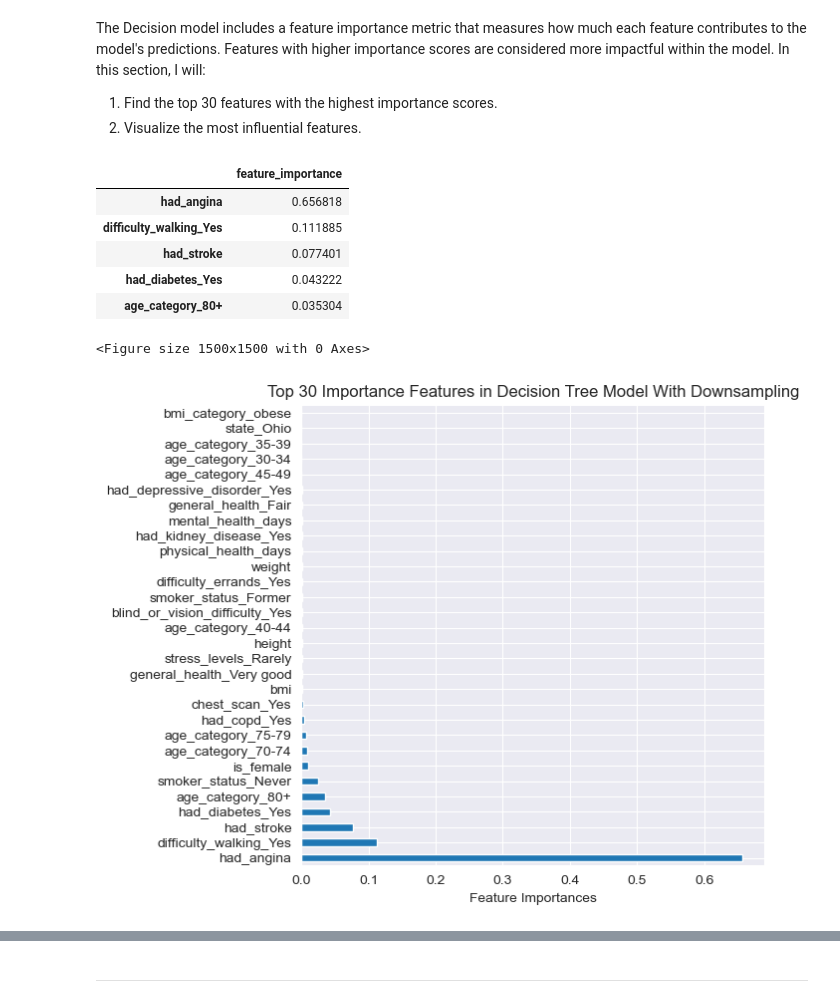
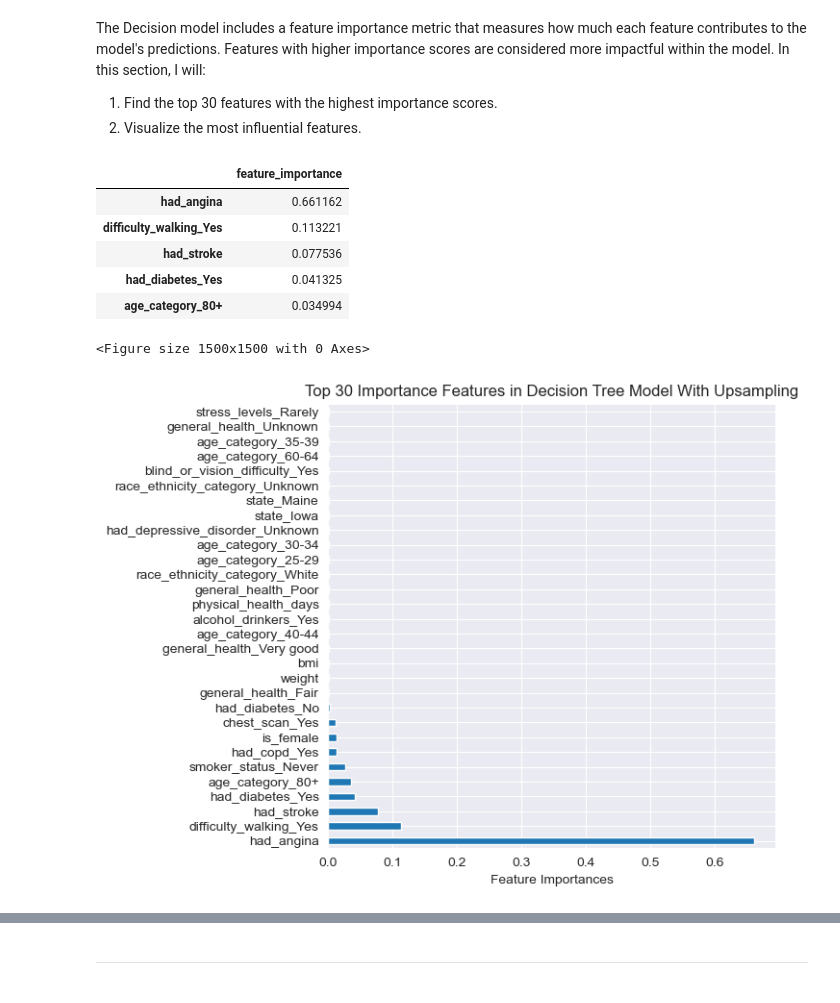
Before and after one commit to willwu29/heart-attack-prediction-model, a Jupyter notebook: notebooks/feature_engineering_baseline_modeling_book3.ipynb, the cells around one changed output, grey strips where cells are left out. Saved outputs shown, nothing was run; the diff lists cells and outputs as text; code cells hidden in the pictures.

```diff
--- a/notebooks/feature_engineering_baseline_modeling_book3.ipynb
+++ b/notebooks/feature_engineering_baseline_modeling_book3.ipynb
@@ -279,8 +287,8 @@ Fetch binary columns, and print unique values within each binary column.
 binary_cols = []
 
 # Iterate each column, find the one that are both binary and categorical
-for col in df.columns:
-    if (df[col].nunique() == 2) & (df[col].dtype == 'object'):
+for col in df_encoded.columns:
+    if (df_encoded[col].nunique() == 2) & (df_encoded[col].dtype == 'object'):
         print(f'Column Name: {col}')
         print(f'Unique Values: {df[col].unique()}')
         print('----' * 8)
@@ -565,16 +592,16 @@ print(f'Number of Class 0 samples before upsampling: {y_train[y_train == 0].shap
 
 # Randomly duplicate class 1 observations
 X_duplicate_positive, y_duplicate_positive = resample(
-    X_train[y_train == 1],
+    X_train_scaled[y_train == 1],
     y_train[y_train == 1],
     replace=True,
-    n_samples=X_train[y_train==0].shape[0],
+    n_samples=X_train_scaled[y_train==0].shape[0],
     random_state=1
 )
 
 # Combine upsample with original data
-X_train_upsampled = pd.DataFrame(
-    np.vstack((X_train[y_train == 0], X_duplicate_positive)),
+X_train_scaled_upsampled = pd.DataFrame(
+    np.vstack((X_train_scaled[y_train == 0], X_duplicate_positive)),
     columns=X_train.columns
     )
 
@@ -680,10 +692,0 @@ Standard scaling on upsampling dataset
-# %%
-# Instantiate StandardScaler
-scaler_upsampled = StandardScaler()
-
-# Fit the scaler
-scaler_upsampled.fit(X_train_upsampled)
-
-# Transform X_train X_val X_test
-X_train_scaled_upsampled = scaler_upsampled.transform(X_train_upsampled)
-X_test_scaled_upsampled = scaler_upsampled.transform(X_test)
@@ -1950,12 +1862,12 @@ The Decision model includes a feature importance metric that measures how much e
 2. Visualize the most influential features.
 # %%
 # Get feature importances
-dt_importances = dt_downsampled.feature_importances_
+dt_importances = dt_upsampled.feature_importances_
 
 # Create a DataFrame with features and Feature importances
 dt_feature_importance_df = pd.DataFrame(
     dt_importances.reshape(-1, 1),
-    index=X_train_downsampled.columns,
+    index=X_train.columns,
     columns=['feature_importance']
 )
 
@@ -1964,22 +1876,22 @@ dt_feature_importance_df = dt_feature_importance_df.sort_values(by='feature_impo
 dt_feature_importance_df.head(5)
 # %% [output]
 |  | feature_importance |
-| had_angina | 0.656818 |
-| difficulty_walking_Yes | 0.111885 |
-| had_stroke | 0.077401 |
-| had_diabetes_Yes | 0.043222 |
-| age_category_80+ | 0.035304 |
+| had_angina | 0.661162 |
+| difficulty_walking_Yes | 0.113221 |
+| had_stroke | 0.077536 |
+| had_diabetes_Yes | 0.041325 |
+| age_category_80+ | 0.034994 |
 # %%
 # Visualize the top 40 important features
 plt.figure(figsize=(15, 15))
 dt_feature_importance_df.head(30).plot(kind='barh', legend=False)
-plt.title('Top 30 Importance Features in Decision Tree Model With Downsampling')
+plt.title('Top 30 Importance Features in Decision Tree Model With Upsampling')
 plt.xlabel('Feature Importances')
 
 plt.show()
 # %% [output]
 <Figure size 1500x1500 with 0 Axes>
-[figure, old version]
+[figure, new version]
 # %%
 # Create a list of 11 important features in Decision Tree
 dt_important_features = dt_feature_importance_df.head(11).index.tolist()
```
Also changed, not shown: parts of 122 cells of this notebook, 1 other file.
